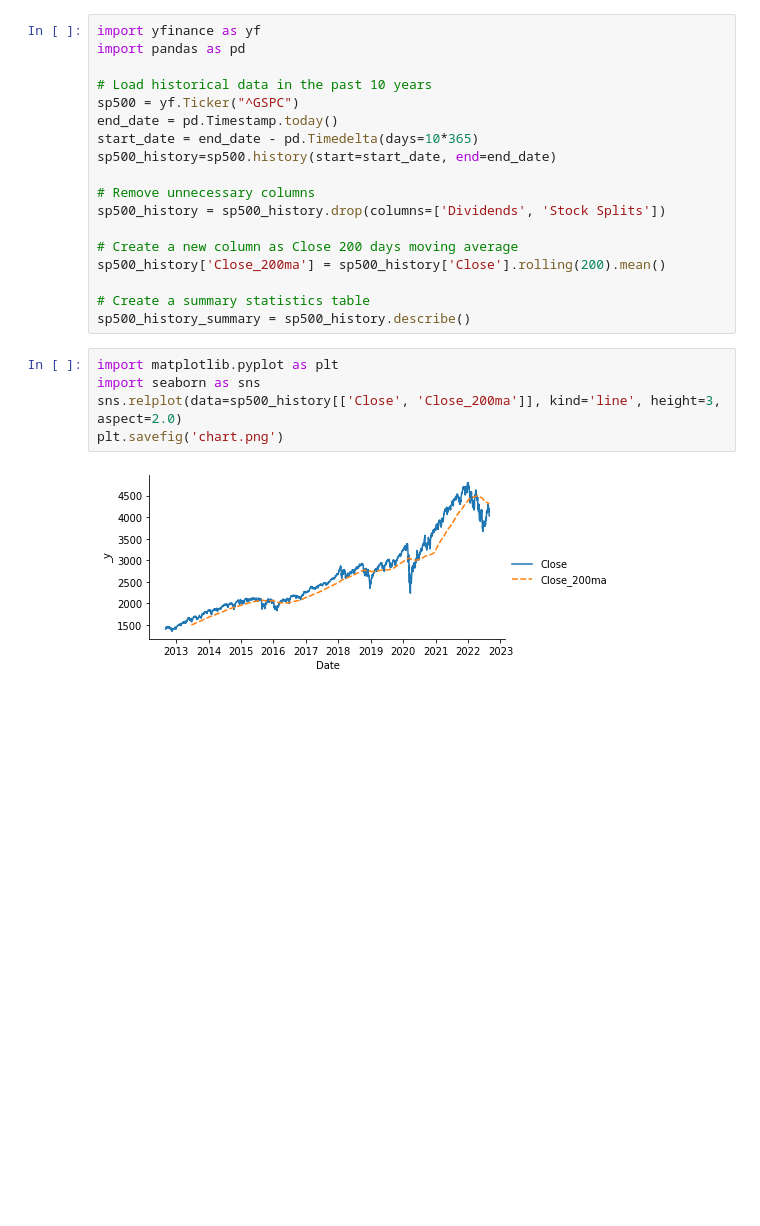
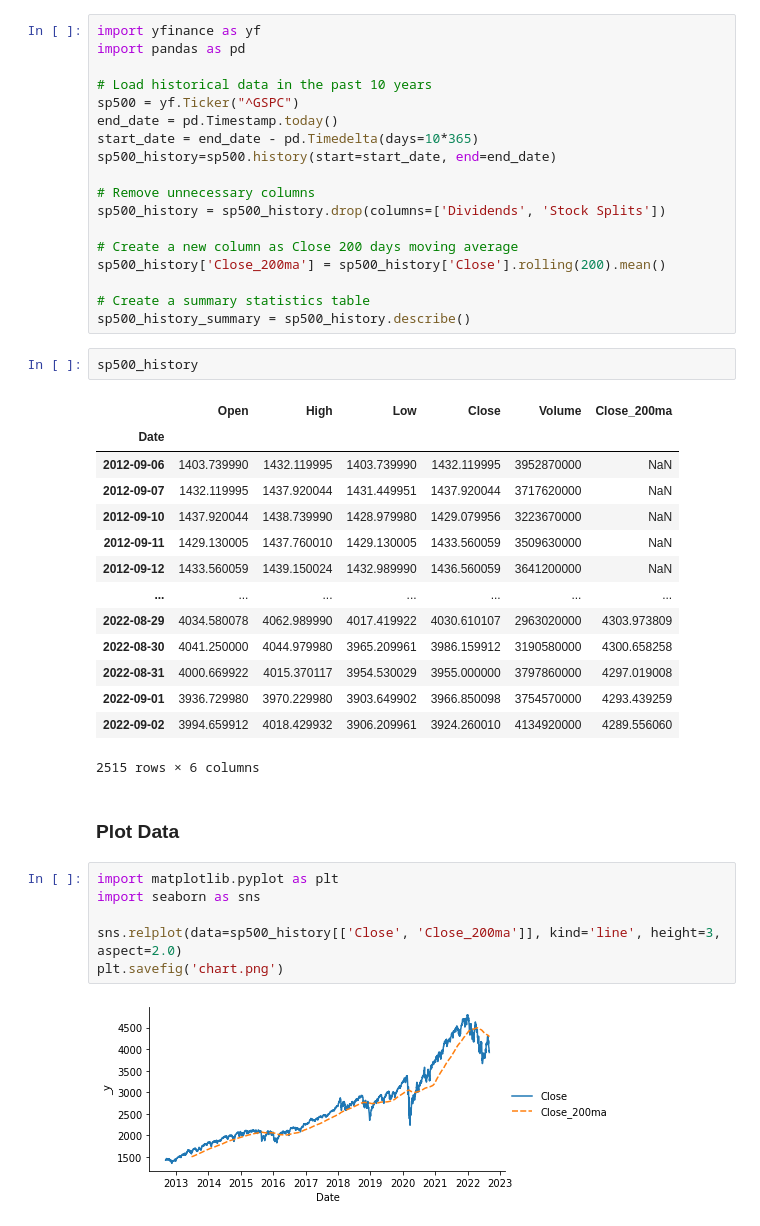
Before and after one commit to Tomasdom98/Reports-with-python, a Jupyter notebook: Reportes.ipynb, the cells around one changed output. Saved outputs shown, nothing was run; the diff lists cells and outputs as text; blank space fills up the shorter version.

```diff
--- a/Reportes.ipynb
+++ b/Reportes.ipynb
@@ -20,9 +20,29 @@ sp500_history['Close_200ma'] = sp500_history['Close'].rolling(200).mean()
 
 # Create a summary statistics table
 sp500_history_summary = sp500_history.describe()
+# %%
+sp500_history
+# %% [output]
+|  | Open | High | Low | Close | Volume | Close_200ma |
+| Date |  |  |  |  |  |  |
+| 2012-09-06 | 1403.739990 | 1432.119995 | 1403.739990 | 1432.119995 | 3952870000 | NaN |
+| 2012-09-07 | 1432.119995 | 1437.920044 | 1431.449951 | 1437.920044 | 3717620000 | NaN |
+| 2012-09-10 | 1437.920044 | 1438.739990 | 1428.979980 | 1429.079956 | 3223670000 | NaN |
+| 2012-09-11 | 1429.130005 | 1437.760010 | 1429.130005 | 1433.560059 | 3509630000 | NaN |
+| 2012-09-12 | 1433.560059 | 1439.150024 | 1432.989990 | 1436.560059 | 3641200000 | NaN |
+| ... | ... | ... | ... | ... | ... | ... |
+| 2022-08-29 | 4034.580078 | 4062.989990 | 4017.419922 | 4030.610107 | 2963020000 | 4303.973809 |
+| 2022-08-30 | 4041.250000 | 4044.979980 | 3965.209961 | 3986.159912 | 3190580000 | 4300.658258 |
+| 2022-08-31 | 4000.669922 | 4015.370117 | 3954.530029 | 3955.000000 | 3797860000 | 4297.019008 |
+| 2022-09-01 | 3936.729980 | 3970.229980 | 3903.649902 | 3966.850098 | 3754570000 | 4293.439259 |
+| 2022-09-02 | 3994.659912 | 4018.429932 | 3906.209961 | 3924.260010 | 4134920000 | 4289.556060 |
+2515 rows × 6 columns
+# %% [markdown]
+### Plot Data
 # %%
 import matplotlib.pyplot as plt
 import seaborn as sns
+
 sns.relplot(data=sp500_history[['Close', 'Close_200ma']], kind='line', height=3, aspect=2.0)
 plt.savefig('chart.png')
 # %% [output]
```
Also changed, not shown: parts of 13 cells of this notebook, 4 other files.
